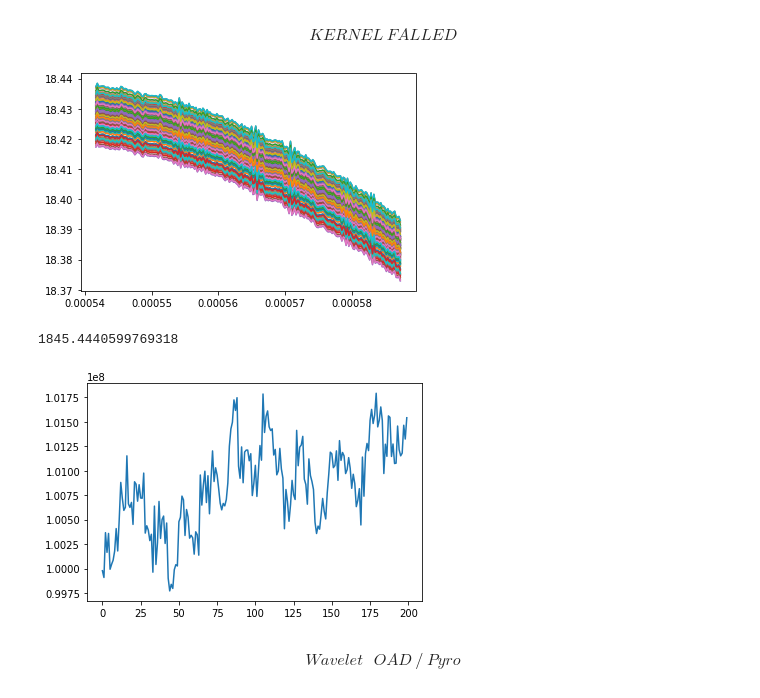
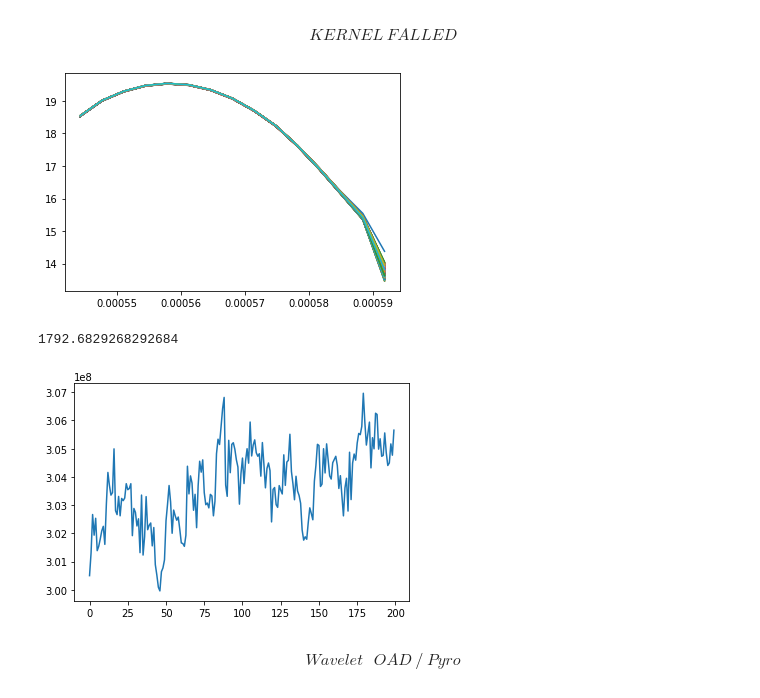
Before and after one commit to KozminArtem/ann-s, a Jupyter notebook: MD/PhAc/Wt_954_ppm.ipynb, the cells around one changed output. Drawn from its saved outputs; the diff is of its cells as text; code cells hidden in the pictures.

```diff
--- a/MD/PhAc/Wt_954_ppm.ipynb
+++ b/MD/PhAc/Wt_954_ppm.ipynb
@@ -149,6 +146,6 @@ plt.show()
 # %%
 # power_pyro_tr = power_pyro.transpose()
-power_pyro_tr = abs(cfs_pyro).transpose()
+power_pyro_tr = cfs_pyro.transpose()
 
 
 # Amp_pyro = zeros((interval))
@@ -193,7 +190,7 @@ df_mean_pyro_scales.to_csv(filepath)
 # %% [markdown]
 $$KERNEL\ \  FALLED$$
 # %%
-file_name_pyro = 'wt_raw/gaus4_pyro_954.csv'
+file_name_pyro = 'wt_raw/cmor_1_1778_pyro_954.csv'
 df_pyro_Amp = pd.read_csv(file_name_pyro)
 df_pyro_Amp = df_pyro_Amp.drop('Unnamed: 0', axis = 1)
 
@@ -202,17 +199,19 @@ mean_pyro_scales = df_pyro_Amp.to_numpy()
 
 period = np.array([float(str_j) for str_j in list(df_pyro_Amp.columns)])
 
+frequencies = 1.0/period
+
 plt.figure('max_Amp')
 
 Max_pyro_amp_scales = np.zeros((interval))
 
 for j in range(0,interval,1):
-    plt.plot(period, np.log(mean_pyro_scales[j]))
+    plt.plot(frequencies, np.log(mean_pyro_scales[j]))
     Max_pyro_amp_scales[j] = mean_pyro_scales[j].max()
 #     print(1.0/period[mean_pyro_scales[j].argmax()])
 plt.show()
 
-print(1.0/period[mean_pyro_scales[1].argmax()])
+print(frequencies[mean_pyro_scales[1].argmax()])
 
 
 plt.figure('Max_pyro')
@@ -247,0 +254,3 @@ plt.show()
+# %%
+cfs_oad = np.abs(cfs_oad)
+# cfs_oad_shape = array([cfs_oad[i-1][:size_shape] for i in scales])
@@ -271,6 +284,6 @@ plt.show()
 # %%
 # power_oad_tr = power_oad.transpose()
-power_oad_tr = abs(cfs_oad).transpose()
+power_oad_tr = cfs_oad.transpose()
 # Amp_oad = zeros((interval))
 
 
@@ -312,37 +326,37 @@ df_mean_oad_scales.to_csv(filepath)
 # %% [markdown]
 $$ KERNEL \ FALLED$$
 # %%
-file_name_oad = 'wt_raw/gaus4_oad_954.csv'
+file_name_oad = 'wt_raw/cmor_1_1778_oad_954.csv'
 df_oad_Amp = pd.read_csv(file_name_oad)
 df_oad_Amp = df_oad_Amp.drop('Unnamed: 0', axis = 1)
 
 
 mean_oad_scales = df_oad_Amp.to_numpy()
 
 period = np.array([float(str_j) for str_j in list(df_oad_Amp.columns)])
 
 plt.figure('max_Amp')
 
 Max_oad_amp_scales = np.zeros((interval))
 
 for j in range(0,interval,1):
     plt.plot(period, np.log(mean_oad_scales[j]))
     Max_oad_amp_scales[j] = mean_oad_scales[j].max()
 #     print(1.0/(period[mean_oad_scales[j].argmax()]))
 plt.show()
 
 # plt.plot(1.0 / period, np.log(mean_oad_scales[1]))
 print(1.0/period[mean_oad_scales[1].argmax()])
 
 
 
 plt.figure('Max_oad')
 plt.plot(Max_oad_amp_scales)
 plt.show()
 # %% [output]
-[figure, old version]
+[figure, new version]
-1845.4440599769318
+1792.6829268292684
-[figure, old version]
+[figure, new version]
 # %% [markdown]
 $$Wavelet \ \ \ OAD\ / \ Pyro$$
 # %%
```
Also changed, not shown: parts of 24 cells of this notebook, 6 other files.
